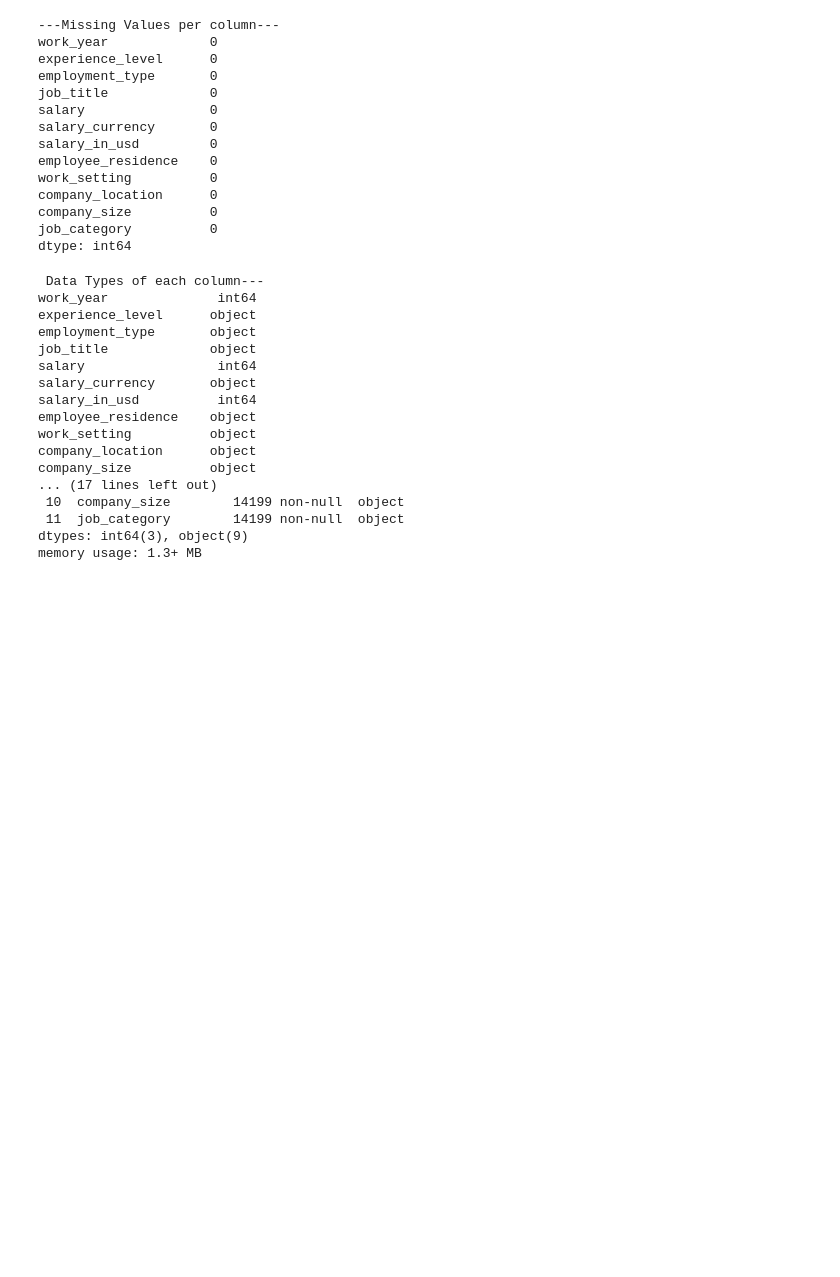
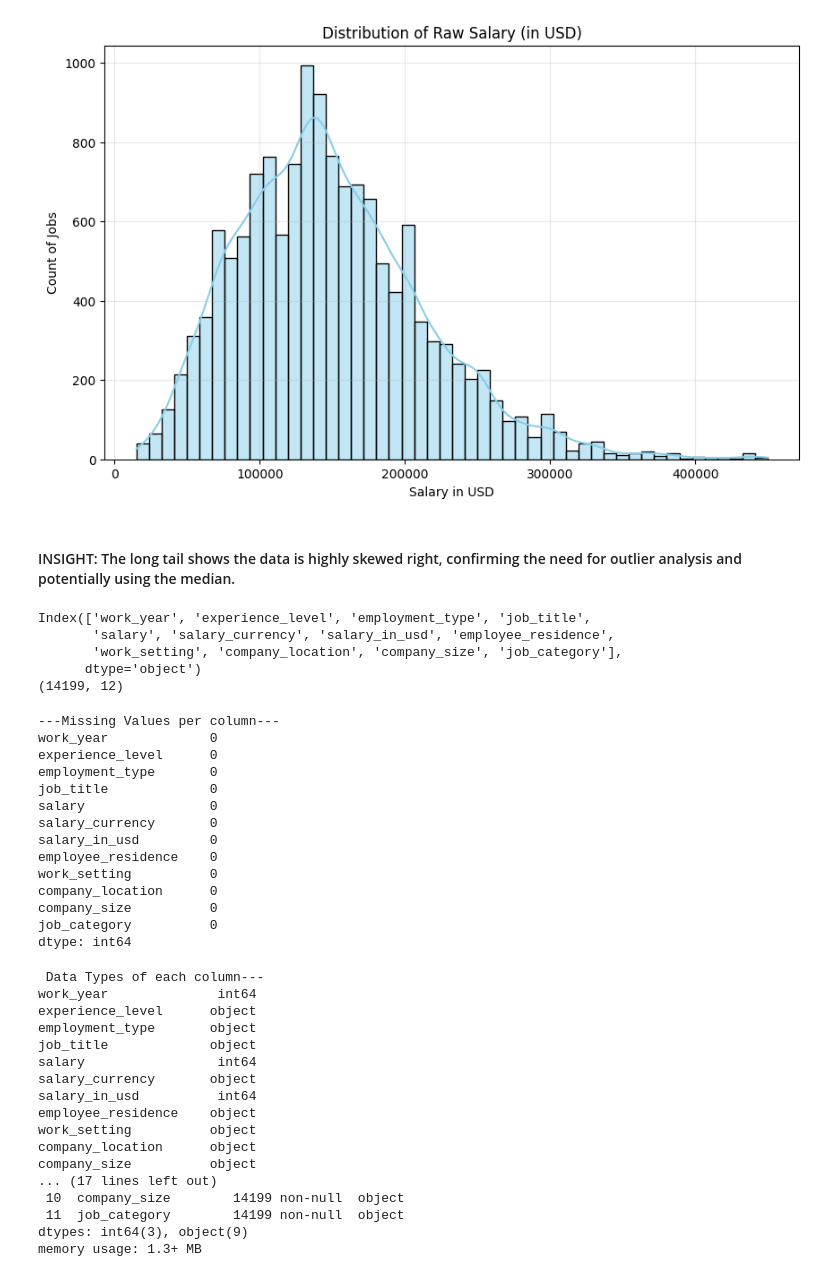
Before and after one commit to nchaubey12/NeuralMET, a Jupyter notebook: notebook/nueramet.ipynb, the cells around one changed output. Saved outputs shown, nothing was run; the diff lists cells and outputs as text; code cells hidden in the pictures; blank space fills up the shorter version.

Commit message:
Updating nueraMET
Updating the  Charts and refining the codes.

```diff
--- a/notebook/nueramet.ipynb
+++ b/notebook/nueramet.ipynb
@@ -63,0 +23,6 @@ df.shape
+# %%
+## Loading datasets.
+
+file_path = '../dataframe/jobs_in_data.csv'
+df = pd.read_csv(file_path)
+df.head(20)
@@ -64 +47,25 @@ df.shape
+# %%
+# Visualizing the distribution of the primary numerical variable (Salary)
+plt.figure(figsize=(10, 6))
+sns.histplot(df['salary_in_usd'], bins=50, kde=True, color='skyblue')
+plt.title('Distribution of Raw Salary (in USD)')
+plt.xlabel('Salary in USD')
+plt.ylabel('Count of Jobs')
+plt.ticklabel_format(style='plain', axis='x')
+plt.grid(alpha=0.3)
+plt.show()
+# %% [output]
+[figure, added]
+# %% [markdown]
+#### INSIGHT: The long tail shows the data is highly skewed right, confirming the need for outlier analysis and potentially using the median.
+# %%
+# checking the infromation of the dataset.
+print(df.columns)
+print(df.shape)
+# %% [output]
+Index(['work_year', 'experience_level', 'employment_type', 'job_title',
+       'salary', 'salary_currency', 'salary_in_usd', 'employee_residence',
+       'work_setting', 'company_location', 'company_size', 'job_category'],
+      dtype='object')
+(14199, 12)
 # %%
```
Also changed, not shown: parts of 73 cells of this notebook, 1 other file.
